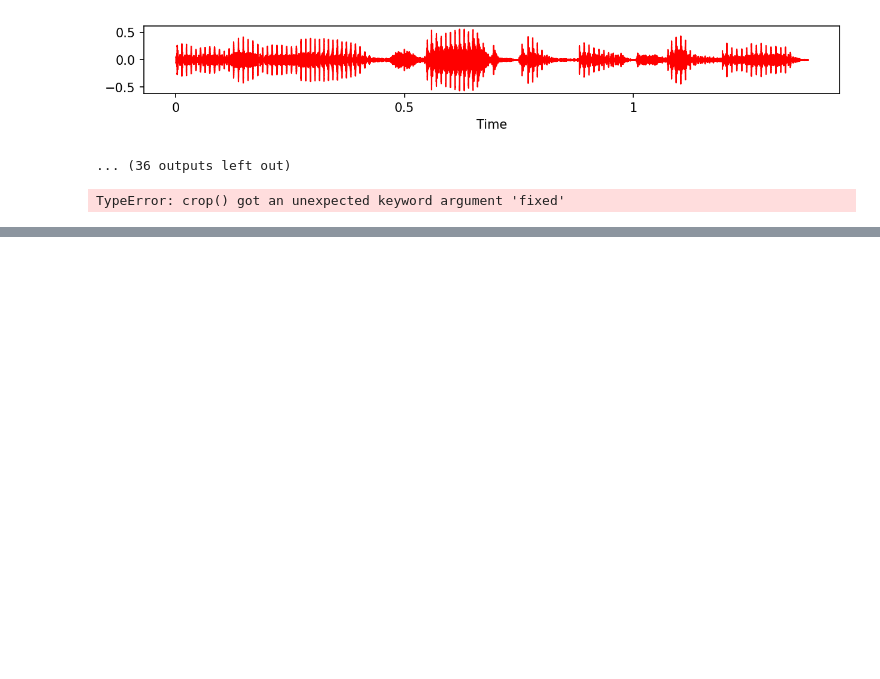
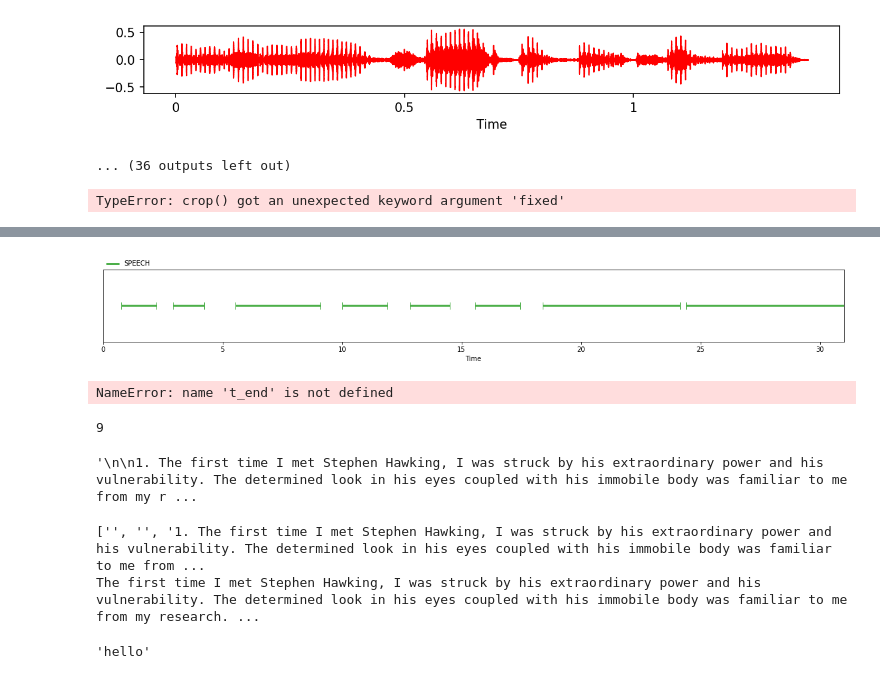
Before and after one commit to mikeadimech/ConversationTranscription, a Jupyter notebook: test.ipynb, the cells around one changed output, grey strips where cells are left out. Cells and saved outputs as stored; diff of their text form; code cells hidden in the pictures; blank space fills up the shorter version.

```diff
--- a/test.ipynb
+++ b/test.ipynb
@@ -265,0 +540,19 @@ TypeError: crop() got an unexpected keyword argument 'fixed'
+# %%
+import torchaudio
+import time
+from pyannote.audio import Pipeline
+
+waveform, sample_rate = torchaudio.load(path)
+
+audio_in_memory = {"waveform": waveform, "sample_rate": sample_rate}
+
+#sd = Pipeline.from_pretrained("pyannote/speaker-diarization")
+start = time.process_time()
+
+sd = Pipeline.from_pretrained("pyannote/voice-activity-detection")
+dia = sd(audio_in_memory)
+end = time.process_time()
+print("time elapsed",end-start,"sec")
+notebook.crop = Segment(0, 31)
+dia
+# %% [output]
@@ -265,0 +560,13 @@ TypeError: crop() got an unexpected keyword argument 'fixed'
+[figure, added]
+# %%
+t_end
+# %% [output]
+NameError: name 't_end' is not defined
+# %%
+from math import ceil
+def calc_tokens(txt):
+    return ceil(len(txt)/4)
+
+calc_tokens("Punctuate the following paragraphs:")
+# %% [output]
+9
@@ -265,0 +588,24 @@ TypeError: crop() got an unexpected keyword argument 'fixed'
+# %%
+response["choices"][0]["text"]
+# %% [output]
+'\n\n1. The first time I met Stephen Hawking, I was struck by his extraordinary power and his vulnerability. The determined look in his eyes coupled with his immobile body was familiar to me from my r ...
+# %%
+txt=response["choices"][0]["text"]
+script = txt.split("\n")
+current_row=0
+print(script)
+for para in script:
+    if len(para)>3 and para[0].isdigit() and para[1:3] == ". ":
+        print(para[3:])
+    elif len(para)>3 and current_row!=0:
+        print(para[3:])
+# %% [output]
+['', '', '1. The first time I met Stephen Hawking, I was struck by his extraordinary power and his vulnerability. The determined look in his eyes coupled with his immobile body was familiar to me from ...
+The first time I met Stephen Hawking, I was struck by his extraordinary power and his vulnerability. The determined look in his eyes coupled with his immobile body was familiar to me from my research. ...
+# %%
+prompt = " hello \n\n"
+prompt = prompt.strip()
+prompt = prompt.rstrip("\n")
+prompt
+# %% [output]
+'hello'
```
Also changed, not shown: parts of 51 cells of this notebook, 13 other files.
